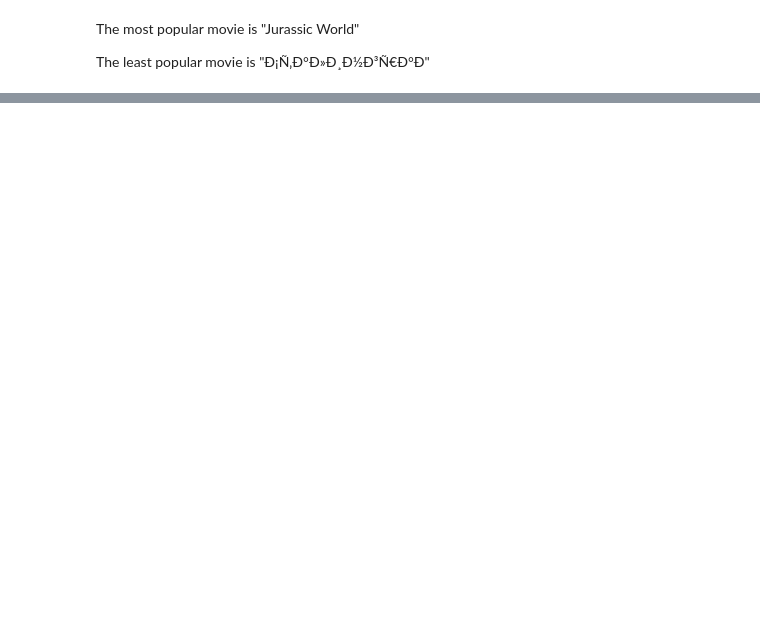
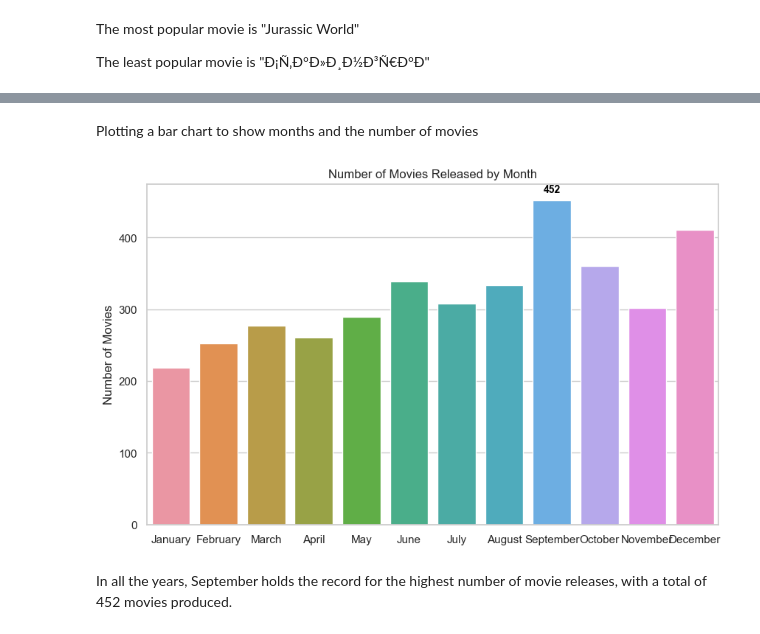
Before and after one commit to AndriaEzetendu/Movie-Industry-Data, a Jupyter notebook: Movie Correlation Project.ipynb, the cells around one changed output, grey strips where cells are left out. Saved outputs shown, nothing was run; the diff lists cells and outputs as text; code cells hidden in the pictures; blank space fills up the shorter version.

```diff
--- a/Movie Correlation Project.ipynb
+++ b/Movie Correlation Project.ipynb
@@ -448,0 +459,23 @@ The least popular movie is "Ð¡Ñ‚Ð°Ð»Ð¸Ð½Ð³Ñ€Ð°Ð"
+# %%
+# Group movies by month and count the number of movies for each month
+movie_counts_by_month = data2.groupby('month')['id'].count()
+
+# Create a new DataFrame to hold the months and the count of movies
+month_movie_counts = pd.DataFrame({'month': movie_counts_by_month.index, 'count': movie_counts_by_month.values})
+
+# Map month names to their corresponding numbers
+month_number_map = {'January': 1, 'February': 2, 'March': 3, 'April': 4, 'May': 5, 'June': 6,
+                    'July': 7, 'August': 8, 'September': 9, 'October': 10, 'November': 11, 'December': 12}
+month_movie_counts['month_number'] = month_movie_counts['month'].map(month_number_map)
+
+# Sort the DataFrame by the 'month_number' column
+month_movie_counts = month_movie_counts.sort_values('month_number')
+
+# Drop the 'month_number' column as it's no longer needed
+month_movie_counts = month_movie_counts.drop('month_number', axis=1)
+
+# Reset the index to get the desired numbering (0, 1, 2, 3, 4, ...)
+month_movie_counts = month_movie_counts.reset_index(drop=True)
+
+# Display the sorted DataFrame
+month_movie_counts
@@ -449,2 +496,30 @@ The least popular movie is "Ð¡Ñ‚Ð°Ð»Ð¸Ð½Ð³Ñ€Ð°Ð"
+# %% [markdown]
+Plotting a bar chart to show months and the number of movies
+# %%
+# Set the plot style and size
+sns.set(style="whitegrid")
+plt.figure(figsize=(10, 6))
+
+# Plot a bar chart using the month_movie_counts DataFrame
+ax = sns.barplot(x='month', y='count', data=month_movie_counts)
+
+# Set the chart labels and title
+ax.set(xlabel='', ylabel='Number of Movies', title='Number of Movies Released by Month')
+
+# Get the highest month value (September) and its index
+max_count = month_movie_counts['count'].max()
+max_count_index = month_movie_counts['count'].idxmax()
+
+# Add a data label for the highest month (September)
+ax.annotate(f'{max_count}', xy=(max_count_index, max_count), xycoords='data',
+            xytext=(0, 5), textcoords='offset points', ha='center', va='bottom',
+            fontsize=10, color='black', weight='bold')
+
+# Display the bar chart
+plt.show()
+# %% [output]
+[figure, added]
+# %% [markdown]
+In all the years, September holds the record for the highest number of movie releases, with a total of 452 movies produced.
 # %%
 # !pip freeze > requirements.txt
```
Also changed, not shown: parts of 3 cells of this notebook.
